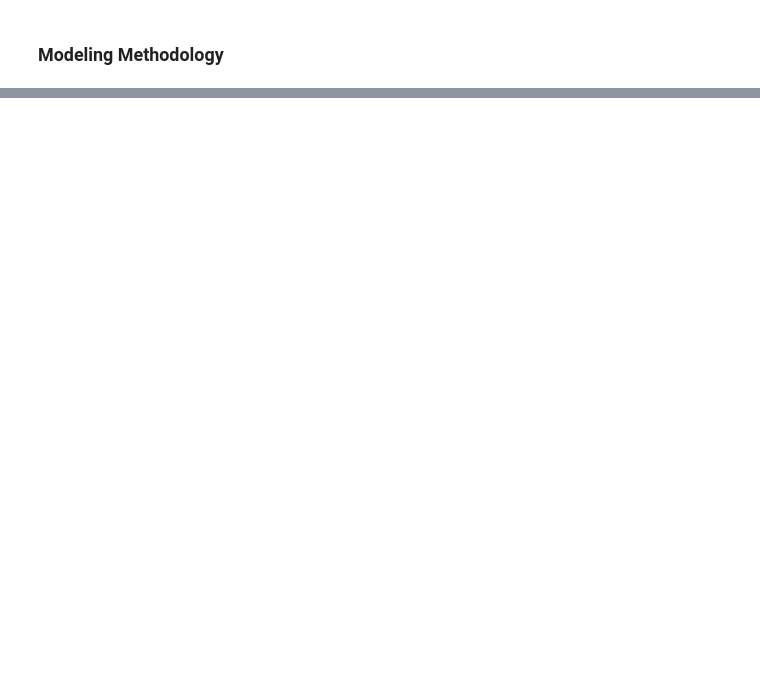
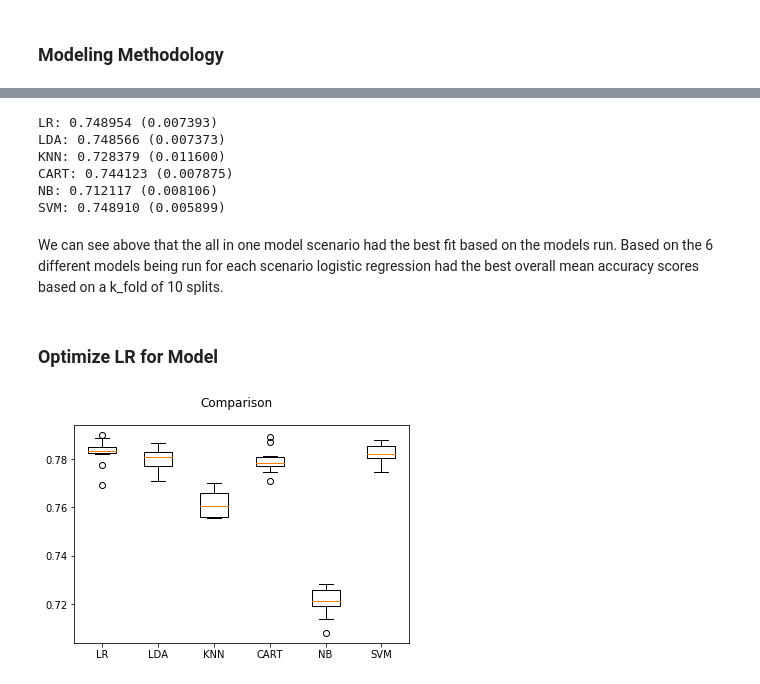
Before and after one commit to jlee0204/udacity-starbucks-captsone, a Jupyter notebook: Starbucks_Capstone_notebook.ipynb, the cells around one changed output, grey strips where cells are left out. Drawn from its saved outputs; the diff is of its cells as text; code cells hidden in the pictures; blank space fills up the shorter version.

```diff
--- a/Starbucks_Capstone_notebook.ipynb
+++ b/Starbucks_Capstone_notebook.ipynb
@@ -567,0 +787,36 @@ transcript_encode.head()
+# %%
+final_model_encode_discount = final_model_encode.loc[final_model_encode.discount == 1]
+# %%
+final_model_encode_discount = final_model_encode_discount.drop(['discount'], axis = 1)
+# %%
+X_train_discount, X_test_discount, y_train_discount, y_test_discount=model_create(final_model_encode_discount.iloc[:, 1:],final_model_encode_discount.iloc[:, 0])
+# %%
+results2 = []
+names = []
+for name, model in models:
+    kf = model_selection.KFold(n_splits=10, random_state=seed)
+    cross_val_results = model_selection.cross_val_score(model, X_train_discount, y_train_discount, cv=kf, scoring=score)
+    results2.append(cross_val_results)
+    names.append(name)
+    msg = "%s: %f (%f)" % (name, cross_val_results.mean(), cross_val_results.std())
+    print(msg)
+# %% [output]
+LR: 0.748954 (0.007393)
+LDA: 0.748566 (0.007373)
+KNN: 0.728379 (0.011600)
+CART: 0.744123 (0.007875)
+NB: 0.712117 (0.008106)
+SVM: 0.748910 (0.005899)
+# %% [markdown]
+We can see above that the all in one model scenario had the best fit based on the models run. Based on the 6 different models being run for each scenario logistic regression had the best overall mean accuracy scores based on a k_fold of 10 splits.
+# %% [markdown]
+### Optimize LR for Model
+# %%
+fig = plt.figure()
+fig.suptitle('Comparison')
+ax = fig.add_subplot(111)
+plt.boxplot(results)
+ax.set_xticklabels(names)
+plt.show()
+# %% [output]
+[figure, added]
```
Also changed, not shown: parts of 37 cells of this notebook, 1 other file.
